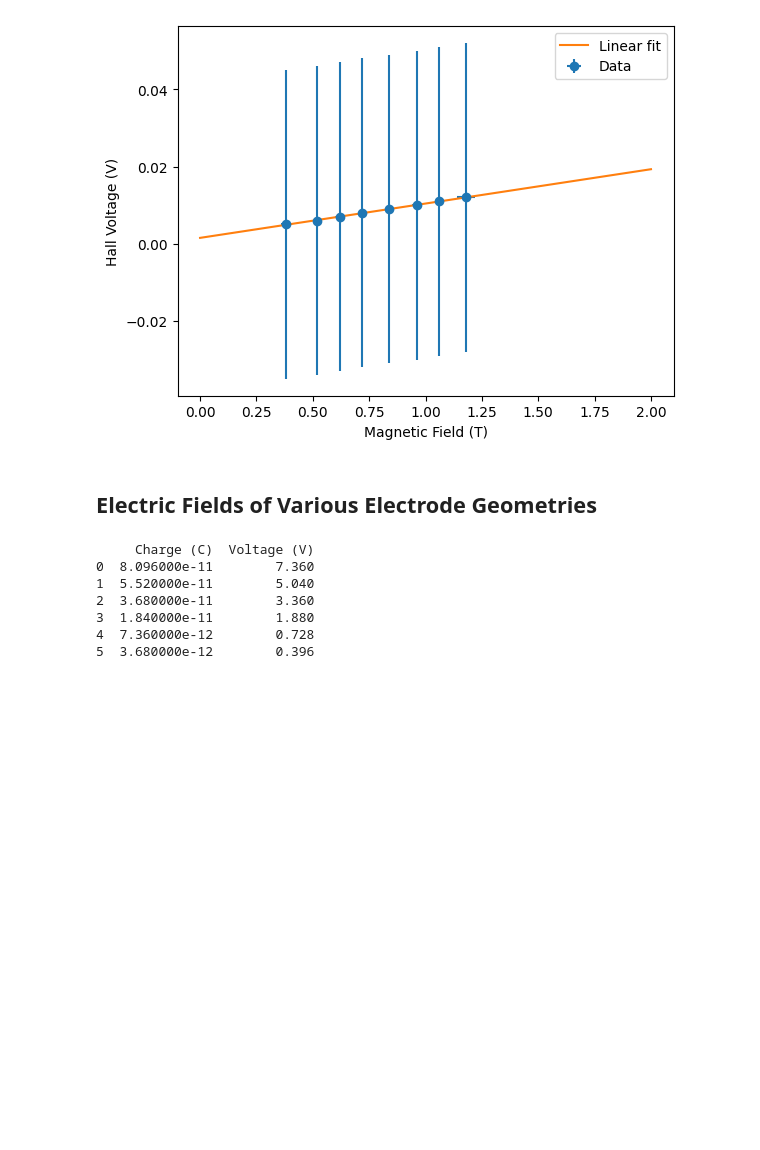
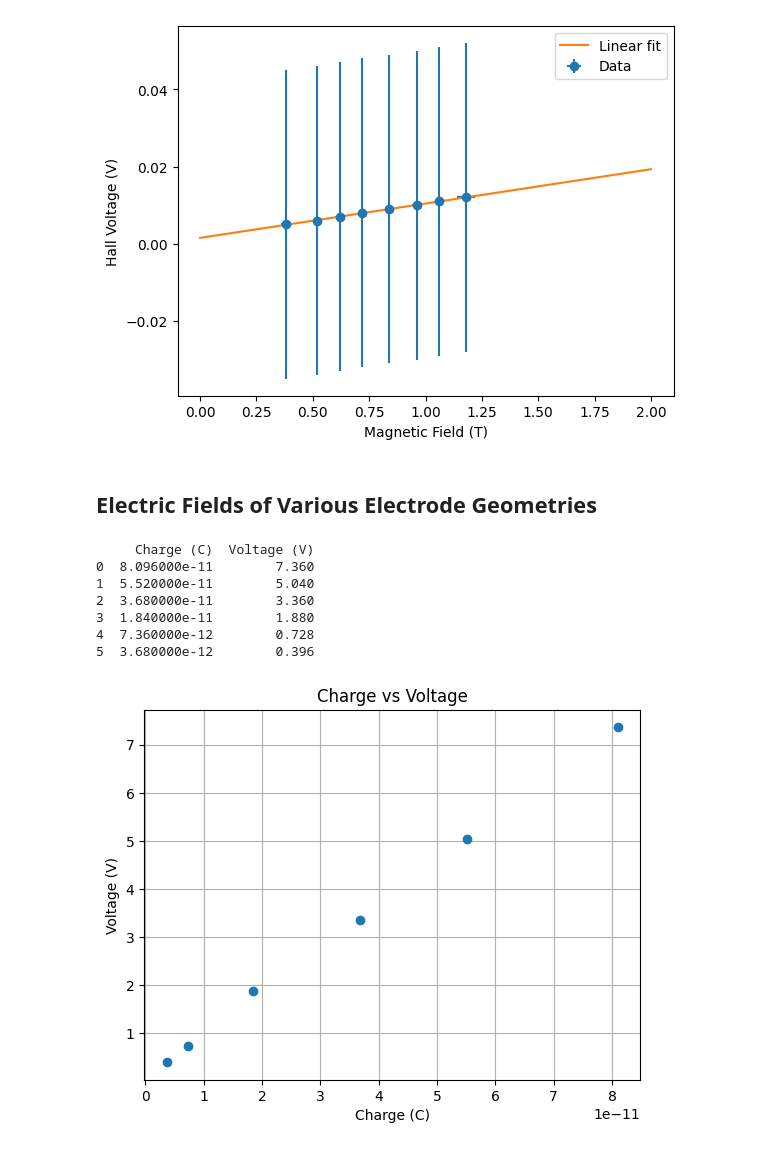
Before and after one commit to Ulthran/ctbus_site, a Jupyter notebook: jupyter/content/electromagnetism/ampere.ipynb, the cells around one changed output. Saved outputs shown, nothing was run; the diff lists cells and outputs as text; code cells hidden in the pictures; blank space fills up the shorter version.

```diff
--- a/jupyter/content/electromagnetism/ampere.ipynb
+++ b/jupyter/content/electromagnetism/ampere.ipynb
@@ -60,12 +60,20 @@
 
 # Display as a table
 df_chrgAmpfVolt = pd.DataFrame(chrgAmpfVolt, columns=['Charge (C)', 'Voltage (V)'])
 print(df_chrgAmpfVolt)
+
+plt.errorbar(df_chrgAmpfVolt['Charge (C)'], df_chrgAmpfVolt['Voltage (V)'], yerr=0.01, fmt='o')
+plt.xlabel('Charge (C)')
+plt.ylabel('Voltage (V)')
+plt.title('Charge vs Voltage')
+plt.grid()
+plt.show()
 # %% [output]
      Charge (C)  Voltage (V)
 0  8.096000e-11        7.360
 1  5.520000e-11        5.040
 2  3.680000e-11        3.360
 3  1.840000e-11        1.880
 4  7.360000e-12        0.728
 5  3.680000e-12        0.396
+[figure, added]
```
Also changed, not shown: 4 other files.
